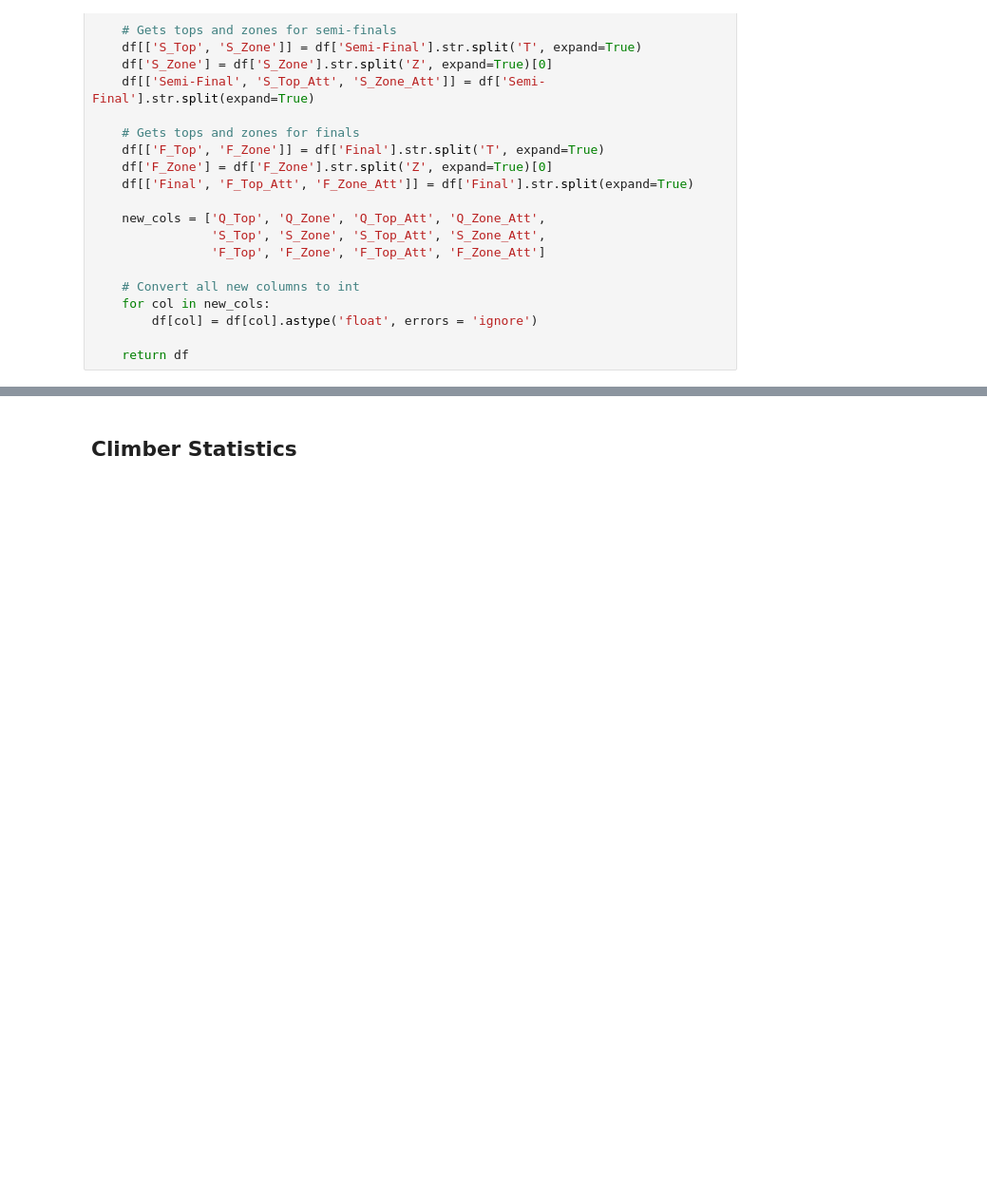
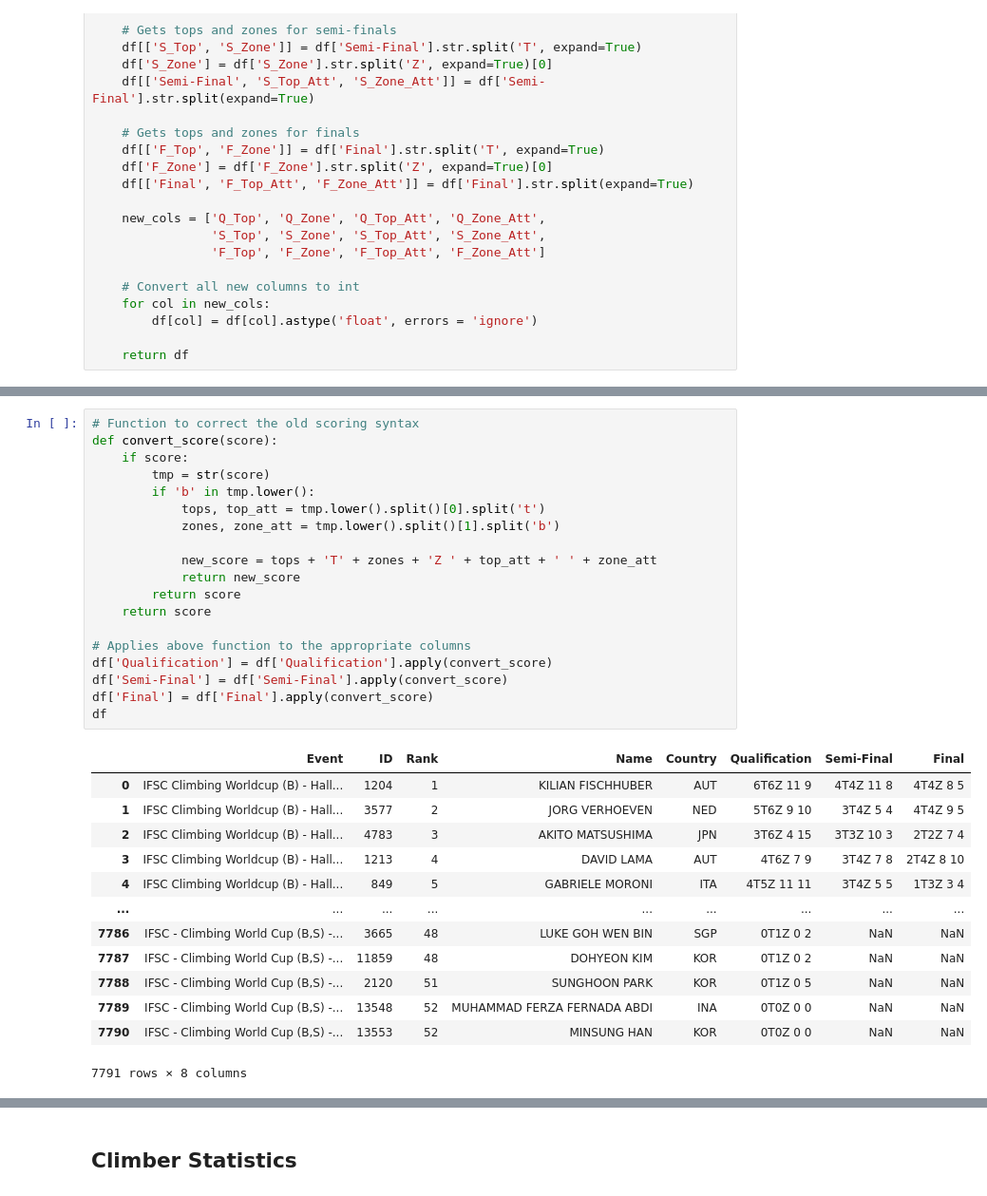
Before and after one commit to noah-kg/scraping-IFSC-website-via-selenium, a Jupyter notebook: IFSC Scraper.ipynb, the cells around one changed output, grey strips where cells are left out. Shown at 95% size. Drawn from its saved outputs; the diff is of its cells as text; blank space fills up the shorter version.

```diff
--- a/IFSC Scraper.ipynb
+++ b/IFSC Scraper.ipynb
@@ -567 +591,34 @@ df
+# %%
+# Function to correct the old scoring syntax
+def convert_score(score):
+    if score:
+        tmp = str(score)
+        if 'b' in tmp.lower():
+            tops, top_att = tmp.lower().split()[0].split('t')
+            zones, zone_att = tmp.lower().split()[1].split('b')
+
+            new_score = tops + 'T' + zones + 'Z ' + top_att + ' ' + zone_att
+            return new_score
+        return score
+    return score
+
+# Applies above function to the appropriate columns
+df['Qualification'] = df['Qualification'].apply(convert_score)
+df['Semi-Final'] = df['Semi-Final'].apply(convert_score)
+df['Final'] = df['Final'].apply(convert_score)
+df
+# %% [output]
+|  | Event | ID | Rank | Name | Country | Qualification | Semi-Final | Final |
+| 0 | IFSC Climbing Worldcup (B) - Hall... | 1204 | 1 | KILIAN FISCHHUBER | AUT | 6T6Z 11 9 | 4T4Z 11 8 | 4T4Z 8 5 |
+| 1 | IFSC Climbing Worldcup (B) - Hall... | 3577 | 2 | JORG VERHOEVEN | NED | 5T6Z 9 10 | 3T4Z 5 4 | 4T4Z 9 5 |
+| 2 | IFSC Climbing Worldcup (B) - Hall... | 4783 | 3 | AKITO MATSUSHIMA | JPN | 3T6Z 4 15 | 3T3Z 10 3 | 2T2Z 7 4 |
+| 3 | IFSC Climbing Worldcup (B) - Hall... | 1213 | 4 | DAVID LAMA | AUT | 4T6Z 7 9 | 3T4Z 7 8 | 2T4Z 8 10 |
+| 4 | IFSC Climbing Worldcup (B) - Hall... | 849 | 5 | GABRIELE MORONI | ITA | 4T5Z 11 11 | 3T4Z 5 5 | 1T3Z 3 4 |
+| ... | ... | ... | ... | ... | ... | ... | ... | ... |
+| 7786 | IFSC - Climbing World Cup (B,S) -... | 3665 | 48 | LUKE GOH WEN BIN | SGP | 0T1Z 0 2 | NaN | NaN |
+| 7787 | IFSC - Climbing World Cup (B,S) -... | 11859 | 48 | DOHYEON KIM | KOR | 0T1Z 0 2 | NaN | NaN |
+| 7788 | IFSC - Climbing World Cup (B,S) -... | 2120 | 51 | SUNGHOON PARK | KOR | 0T1Z 0 5 | NaN | NaN |
+| 7789 | IFSC - Climbing World Cup (B,S) -... | 13548 | 52 | MUHAMMAD FERZA FERNADA ABDI | INA | 0T0Z 0 0 | NaN | NaN |
+| 7790 | IFSC - Climbing World Cup (B,S) -... | 13553 | 52 | MINSUNG HAN | KOR | 0T0Z 0 0 | NaN | NaN |
+7791 rows × 8 columns
 # %%
```
Also changed, not shown: parts of 11 cells of this notebook.
